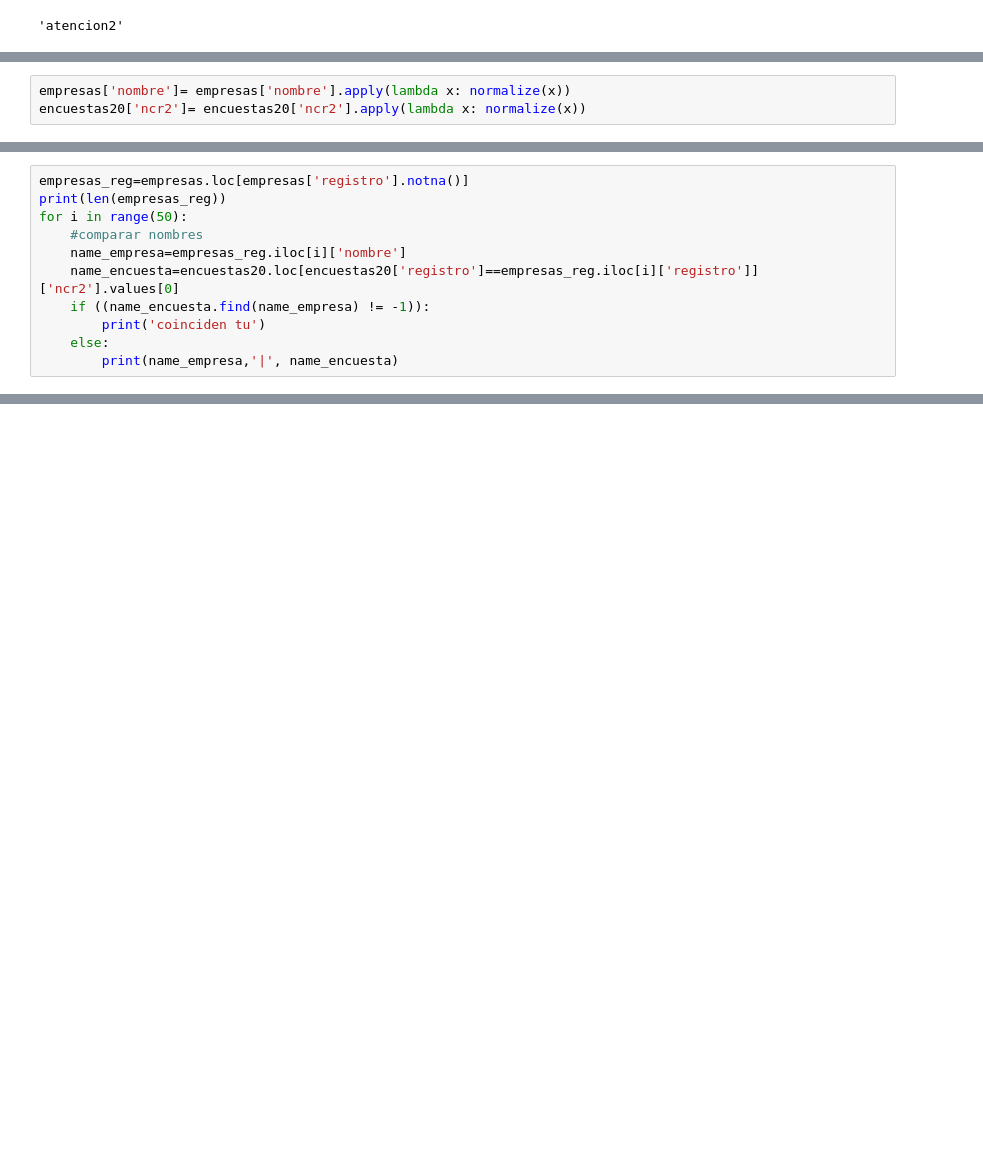
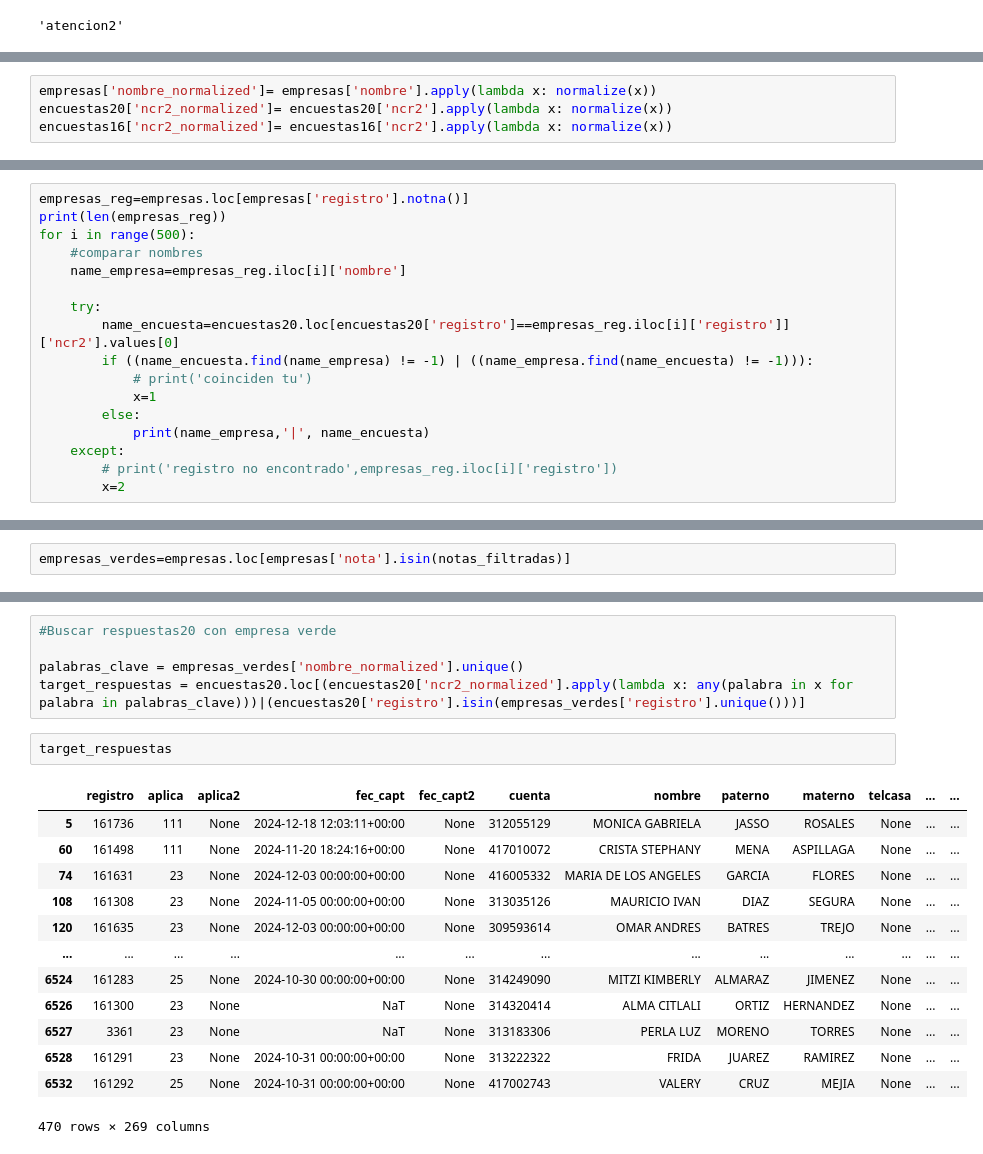
Before and after one commit to AjoloteCosmico/PVE-polls, a Jupyter notebook: public/empresas_data_integrity.ipynb, the cells around one changed output, grey strips where cells are left out. Drawn from its saved outputs; the diff is of its cells as text; blank space fills up the shorter version.

```diff
--- a/public/empresas_data_integrity.ipynb
+++ b/public/empresas_data_integrity.ipynb
@@ -60,3 +91,4 @@ normalize('Atención,2')
 # %%
-empresas['nombre']= empresas['nombre'].apply(lambda x: normalize(x))
-encuestas20['ncr2']= encuestas20['ncr2'].apply(lambda x: normalize(x))
+empresas['nombre_normalized']= empresas['nombre'].apply(lambda x: normalize(x))
+encuestas20['ncr2_normalized']= encuestas20['ncr2'].apply(lambda x: normalize(x))
+encuestas16['ncr2_normalized']= encuestas16['ncr2'].apply(lambda x: normalize(x))
@@ -63,12 +111,18 @@ encuestas20['ncr2']= encuestas20['ncr2'].apply(lambda x: normalize(x))
 # %%
 empresas_reg=empresas.loc[empresas['registro'].notna()]
 print(len(empresas_reg))
-for i in range(50):
+for i in range(500):
     #comparar nombres
     name_empresa=empresas_reg.iloc[i]['nombre']
-    name_encuesta=encuestas20.loc[encuestas20['registro']==empresas_reg.iloc[i]['registro']]['ncr2'].values[0]
-    if ((name_encuesta.find(name_empresa) != -1)):
-        print('coinciden tu')
-    else:
-        print(name_empresa,'|', name_encuesta)
+
+    try:
+        name_encuesta=encuestas20.loc[encuestas20['registro']==empresas_reg.iloc[i]['registro']]['ncr2'].values[0]
+        if ((name_encuesta.find(name_empresa) != -1) | ((name_empresa.find(name_encuesta) != -1))):
+            # print('coinciden tu')
+            x=1
+        else:
+            print(name_empresa,'|', name_encuesta)
+    except:
+        # print('registro no encontrado',empresas_reg.iloc[i]['registro'])
+        x=2
 # %% [output]
@@ -120,0 +166,2 @@ for i in ['A','E','F','C','D','G']:
+# %%
+empresas_verdes=empresas.loc[empresas['nota'].isin(notas_filtradas)]
@@ -120,0 +184,21 @@ for i in ['A','E','F','C','D','G']:
+# %%
+#Buscar respuestas20 con empresa verde
+
+palabras_clave = empresas_verdes['nombre_normalized'].unique()
+target_respuestas = encuestas20.loc[(encuestas20['ncr2_normalized'].apply(lambda x: any(palabra in x for palabra in palabras_clave)))|(encuestas20['registro'].isin(empresas_verdes['registro'].unique()))]
+# %%
+target_respuestas
+# %% [output]
+|  | registro | aplica | aplica2 | fec_capt | fec_capt2 | cuenta | nombre | paterno | materno | telcasa | ... | ... |
+| 5 | 161736 | 111 | None | 2024-12-18 12:03:11+00:00 | None | 312055129 | MONICA GABRIELA | JASSO | ROSALES | None | ... | ... |
+| 60 | 161498 | 111 | None | 2024-11-20 18:24:16+00:00 | None | 417010072 | CRISTA STEPHANY | MENA | ASPILLAGA | None | ... | ... |
+| 74 | 161631 | 23 | None | 2024-12-03 00:00:00+00:00 | None | 416005332 | MARIA DE LOS ANGELES | GARCIA | FLORES | None | ... | ... |
+| 108 | 161308 | 23 | None | 2024-11-05 00:00:00+00:00 | None | 313035126 | MAURICIO IVAN | DIAZ | SEGURA | None | ... | ... |
+| 120 | 161635 | 23 | None | 2024-12-03 00:00:00+00:00 | None | 309593614 | OMAR ANDRES | BATRES | TREJO | None | ... | ... |
+| ... | ... | ... | ... | ... | ... | ... | ... | ... | ... | ... | ... | ... |
+| 6524 | 161283 | 25 | None | 2024-10-30 00:00:00+00:00 | None | 314249090 | MITZI KIMBERLY | ALMARAZ | JIMENEZ | None | ... | ... |
+| 6526 | 161300 | 23 | None | NaT | None | 314320414 | ALMA CITLALI | ORTIZ | HERNANDEZ | None | ... | ... |
+| 6527 | 3361 | 23 | None | NaT | None | 313183306 | PERLA LUZ | MORENO | TORRES | None | ... | ... |
+| 6528 | 161291 | 23 | None | 2024-10-31 00:00:00+00:00 | None | 313222322 | FRIDA | JUAREZ | RAMIREZ | None | ... | ... |
+| 6532 | 161292 | 25 | None | 2024-10-31 00:00:00+00:00 | None | 417002743 | VALERY | CRUZ | MEJIA | None | ... | ... |
+470 rows × 269 columns
```
Also changed, not shown: parts of 28 cells of this notebook, 8 other files.
